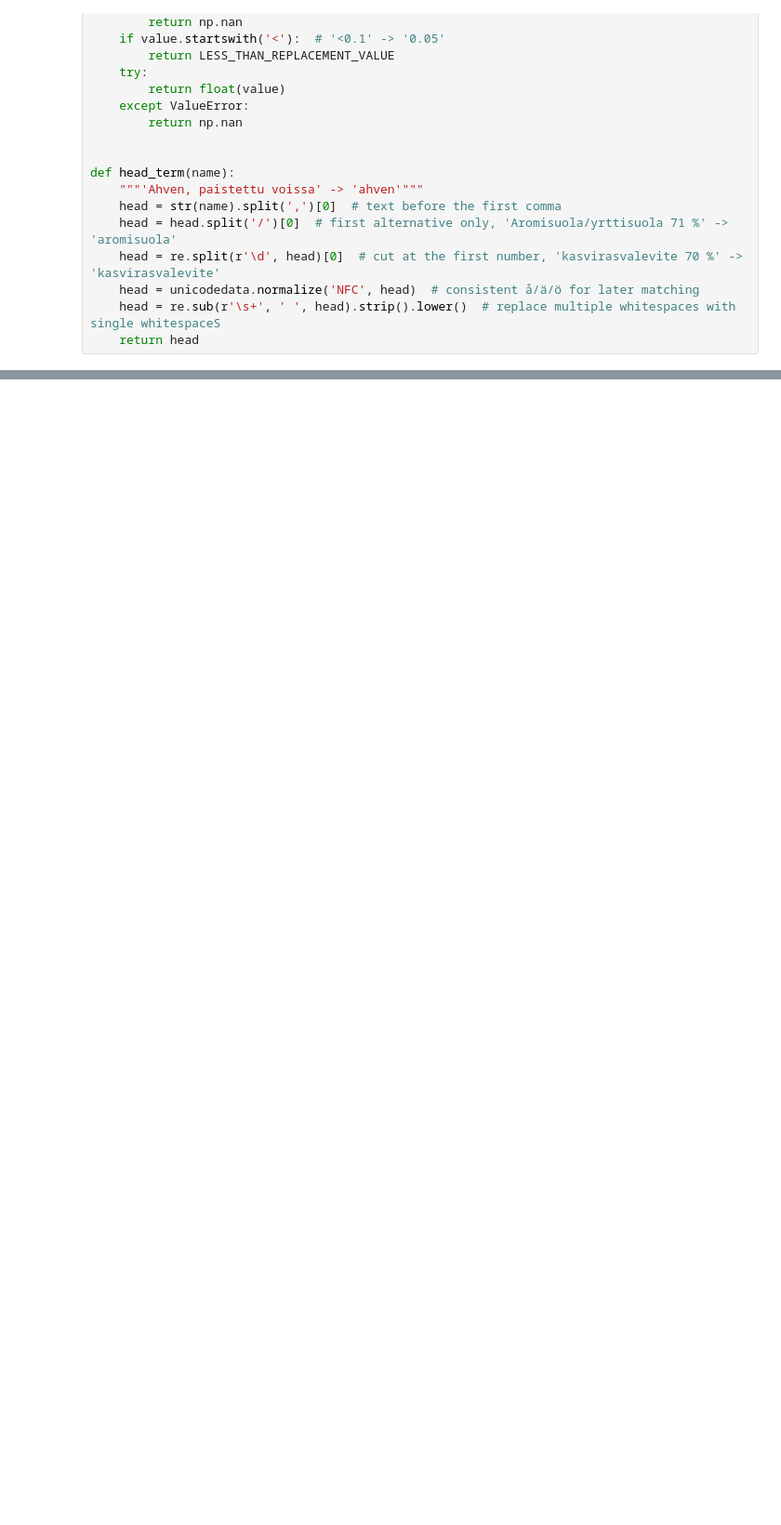
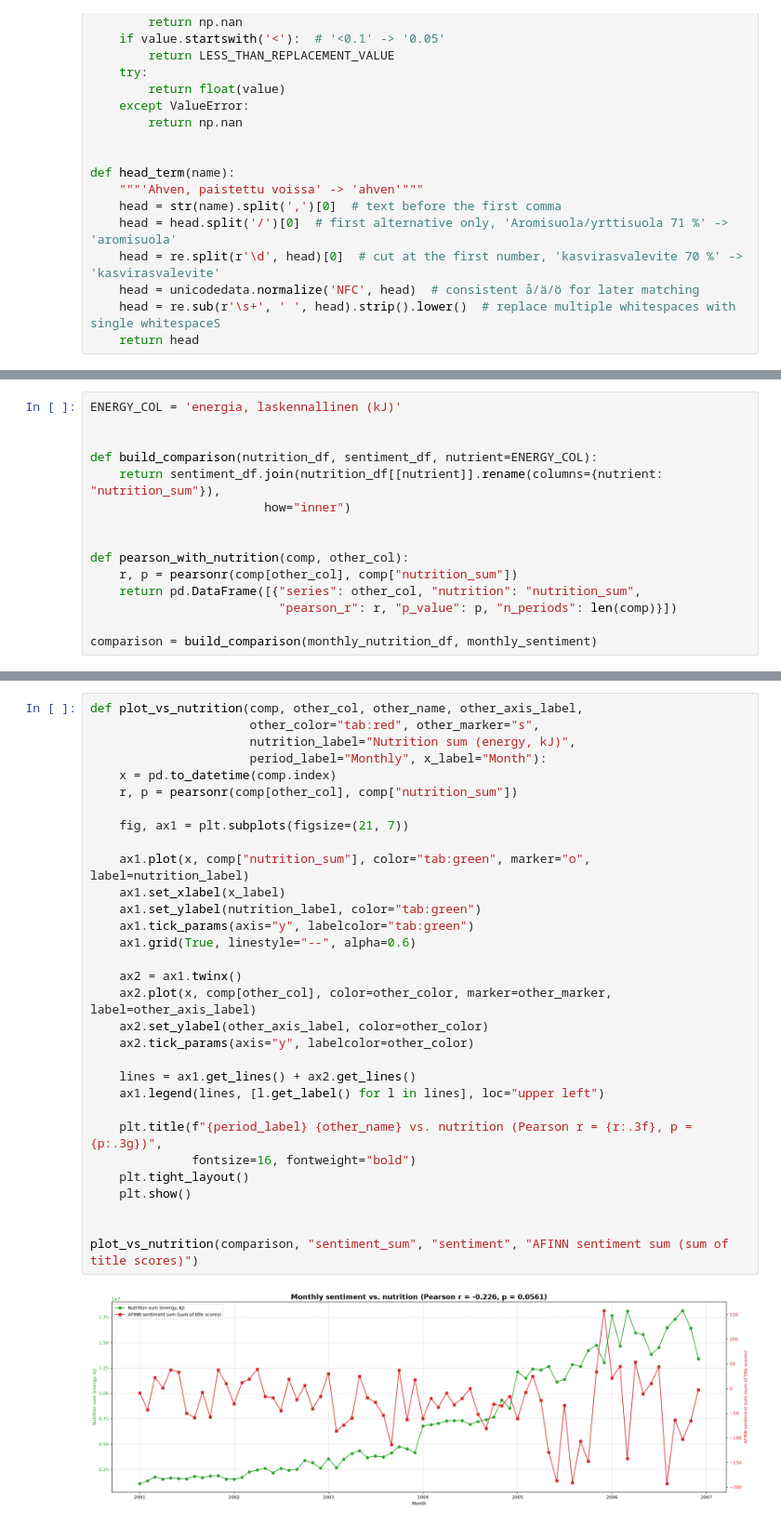
Before and after one commit to akseliahonpera/NLP_26_PROJECT_10, a Jupyter notebook: course_work.ipynb, the cells around one changed output, grey strips where cells are left out. Shown at 93% size. Cells and saved outputs as stored; diff of their text form; blank space fills up the shorter version.

```diff
--- a/course_work.ipynb
+++ b/course_work.ipynb
@@ -420,0 +568,15 @@ print(distinct_foods[0:10])
+# %%
+ENERGY_COL = 'energia, laskennallinen (kJ)'
+
+
+def build_comparison(nutrition_df, sentiment_df, nutrient=ENERGY_COL):
+    return sentiment_df.join(nutrition_df[[nutrient]].rename(columns={nutrient: "nutrition_sum"}),
+                        how="inner")
+
+
+def pearson_with_nutrition(comp, other_col):
+    r, p = pearsonr(comp[other_col], comp["nutrition_sum"])
+    return pd.DataFrame([{"series": other_col, "nutrition": "nutrition_sum",
+                          "pearson_r": r, "p_value": p, "n_periods": len(comp)}])
+
+comparison = build_comparison(monthly_nutrition_df, monthly_sentiment)
@@ -420,0 +588,33 @@ print(distinct_foods[0:10])
+# %%
+def plot_vs_nutrition(comp, other_col, other_name, other_axis_label,
+                      other_color="tab:red", other_marker="s",
+                      nutrition_label="Nutrition sum (energy, kJ)",
+                      period_label="Monthly", x_label="Month"):
+    x = pd.to_datetime(comp.index)
+    r, p = pearsonr(comp[other_col], comp["nutrition_sum"])
+
+    fig, ax1 = plt.subplots(figsize=(21, 7))
+
+    ax1.plot(x, comp["nutrition_sum"], color="tab:green", marker="o", label=nutrition_label)
+    ax1.set_xlabel(x_label)
+    ax1.set_ylabel(nutrition_label, color="tab:green")
+    ax1.tick_params(axis="y", labelcolor="tab:green")
+    ax1.grid(True, linestyle="--", alpha=0.6)
+
+    ax2 = ax1.twinx()
+    ax2.plot(x, comp[other_col], color=other_color, marker=other_marker, label=other_axis_label)
+    ax2.set_ylabel(other_axis_label, color=other_color)
+    ax2.tick_params(axis="y", labelcolor=other_color)
+
+    lines = ax1.get_lines() + ax2.get_lines()
+    ax1.legend(lines, [l.get_label() for l in lines], loc="upper left")
+
+    plt.title(f"{period_label} {other_name} vs. nutrition (Pearson r = {r:.3f}, p = {p:.3g})",
+              fontsize=16, fontweight="bold")
+    plt.tight_layout()
+    plt.show()
+
+
+plot_vs_nutrition(comparison, "sentiment_sum", "sentiment", "AFINN sentiment sum (sum of title scores)")
+# %% [output]
+[figure, added]
```
Also changed, not shown: parts of 24 cells of this notebook, 14 other files.
